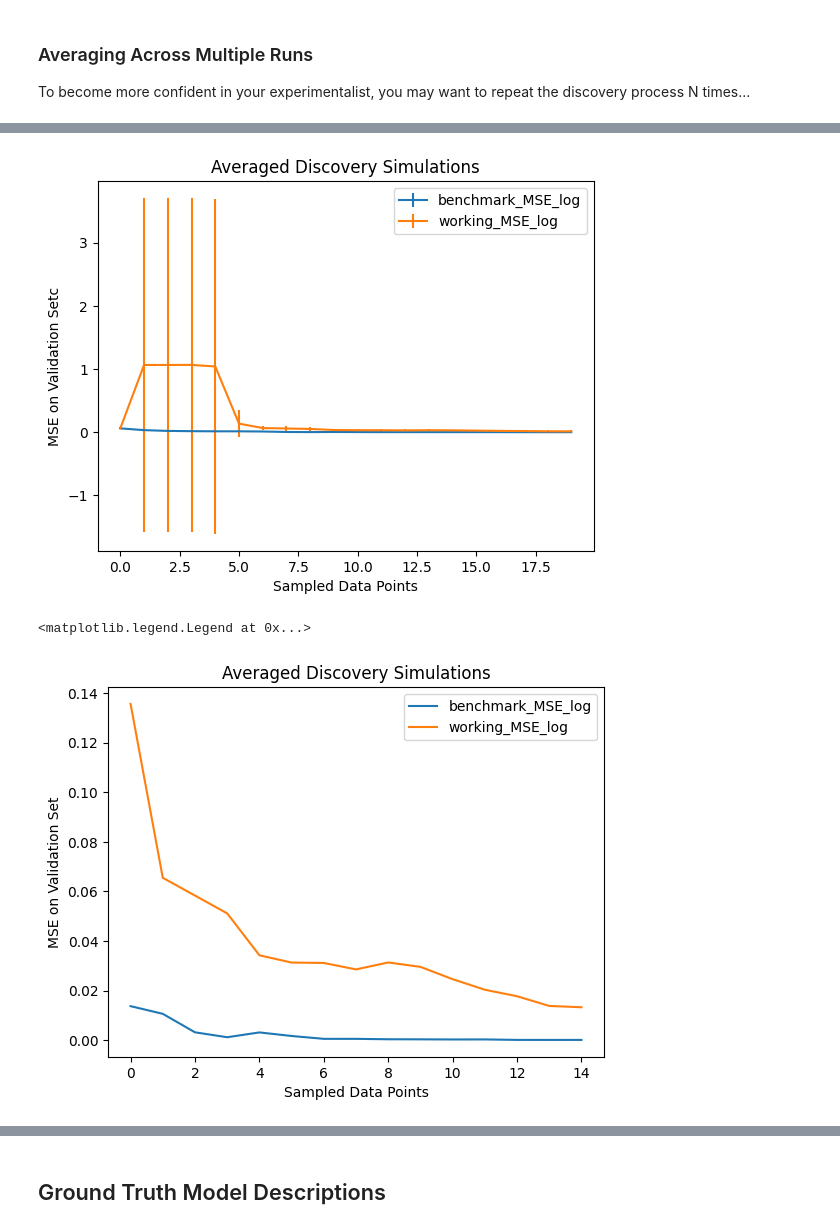
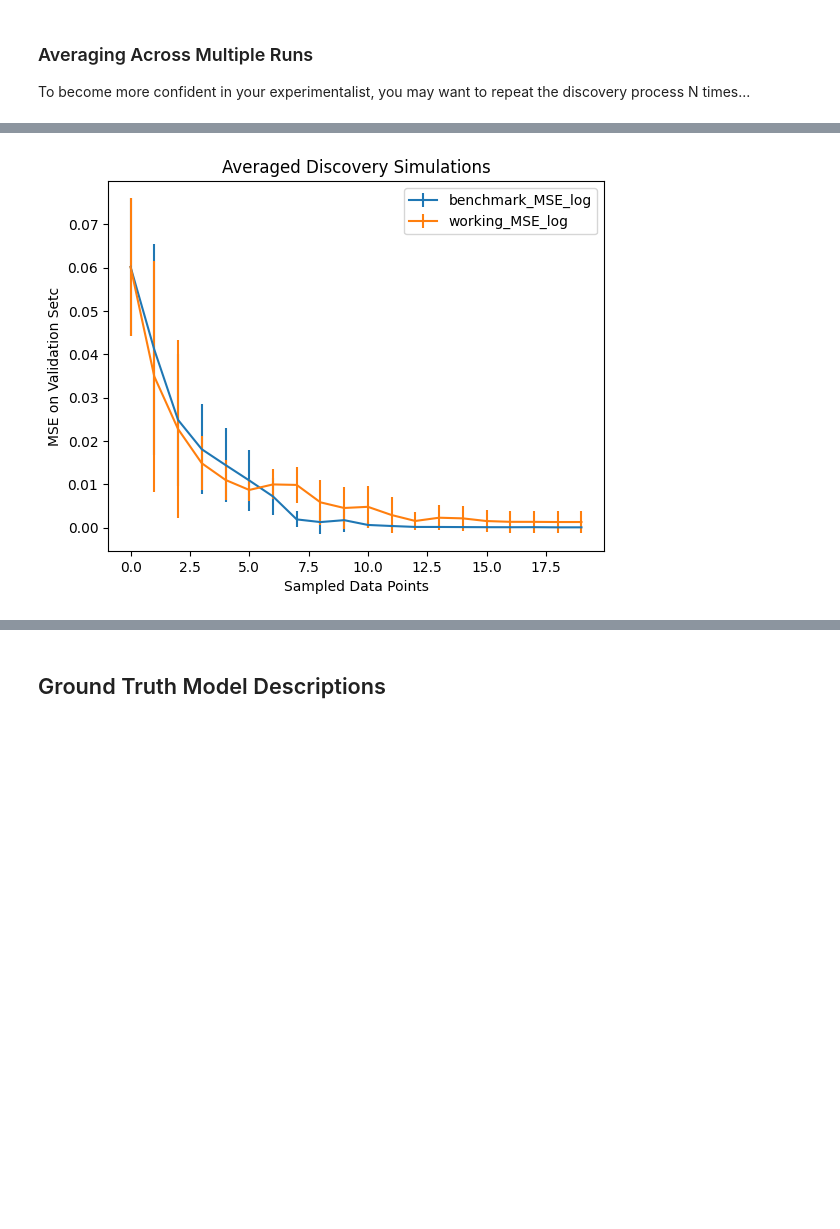
Before and after one commit to MoAljam/autora-experimentalist-challenge-g-1, a Jupyter notebook: challenge/experimentalist_benchmarking.ipynb, the cells around one changed output, grey strips where cells are left out. Cells and saved outputs as stored; diff of their text form; code cells hidden in the pictures; blank space fills up the shorter version.

```diff
--- a/challenge/experimentalist_benchmarking.ipynb
+++ b/challenge/experimentalist_benchmarking.ipynb
@@ -247,13 +252,12 @@ def theorists_on_state(experiment_data, variables, bms_epochs):
   y = experiment_data[dvs]
 
   # initialize and fit theorists
-  # theorist_bms = BMSRegressor(epoch
-  # s=bms_epochs)
+  theorist_bms = BMSRegressor(epochs=bms_epochs)
   theorist_polyr = PolynomialRegressor()
   theorist_lr = linear_model.LinearRegression()
 
   return Delta(
-              #  models_bms = [theorist_bms.fit(X, y)],
+               models_bms = [theorist_bms.fit(X, y)],
                models_lr=[theorist_lr.fit(X, y)],
                models_polyr=[theorist_polyr.fit(X, y)])
 # %% [markdown]
@@ -457,16 +298,15 @@ def get_validation_MSE(validation_experiment_data, working_state):
     X = validation_experiment_data.experiment_data[ivs]
     y = validation_experiment_data.experiment_data[dvs]
 
-    # y_pred_bms = working_state.models_bms[-1].predict(X)
+    y_pred_bms = working_state.models_bms[-1].predict(X)
     y_pred_lr = working_state.models_lr[-1].predict(X)
     y_pred_polyr = working_state.models_polyr[-1].predict(X)
 
-    # MSE_bms = ((y - y_pred_bms)**2).mean()[0]
+    MSE_bms = ((y - y_pred_bms)**2).mean()[0]
     MSE_lr = ((y - y_pred_lr)**2).mean()[0]
     MSE_polyr = ((y - y_pred_polyr)**2).mean()[0]
 
-    # min_MSE = min(MSE_bms, MSE_lr, MSE_polyr)
-    min_MSE = min(MSE_lr, MSE_polyr)
+    min_MSE = min(MSE_bms, MSE_lr, MSE_polyr)
 
 
     return min_MSE
@@ -685,20 +523,11 @@ Obtaining observations...
 # %%
 # plot the data with standard error
 plt.errorbar(np.arange(num_cycles), np.mean(benchmark_MSE_plot_data, axis=0), yerr=np.std(benchmark_MSE_plot_data, axis=0), label='benchmark_MSE_log')
 plt.errorbar(np.arange(num_cycles), np.mean(working_MSE_plot_data, axis=0), yerr=np.std(working_MSE_plot_data, axis=0), label='working_MSE_log')
 plt.xlabel('Sampled Data Points')
 plt.ylabel('MSE on Validation Setc')
 plt.title('Averaged Discovery Simulations')
 plt.legend()
 plt.show()
-# plot without error bars
-plt.plot(np.mean(benchmark_MSE_plot_data, axis=0)[5:], label='benchmark_MSE_log')
-plt.plot(np.mean(working_MSE_plot_data, axis=0)[5:], label='working_MSE_log')
-plt.xlabel('Sampled Data Points')
-plt.ylabel('MSE on Validation Set')
-plt.title('Averaged Discovery Simulations')
-plt.legend()
 # %% [output]
-[figure, old version]
+[figure, new version]
-<matplotlib.legend.Legend at 0x...>
-[figure, removed]
```
Also changed, not shown: parts of 11 cells of this notebook, 23 other files.
